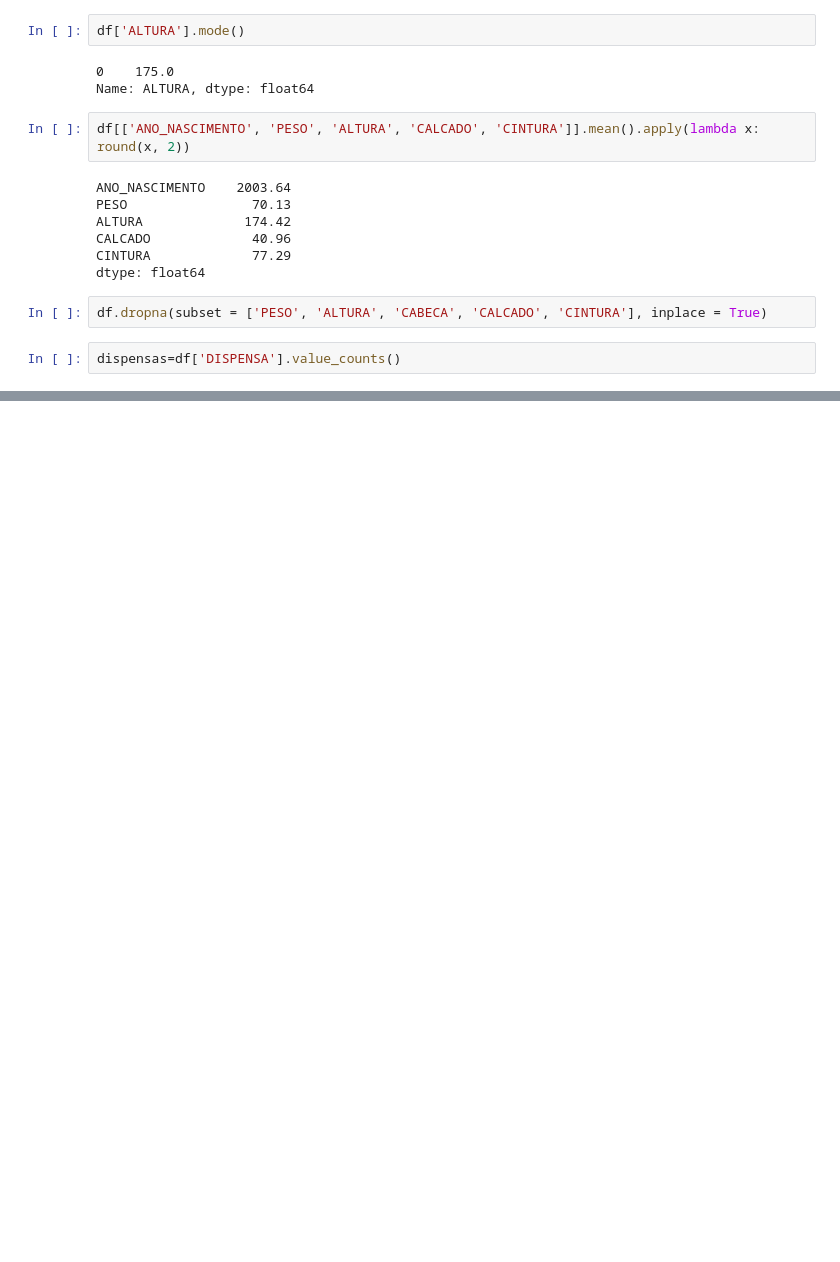
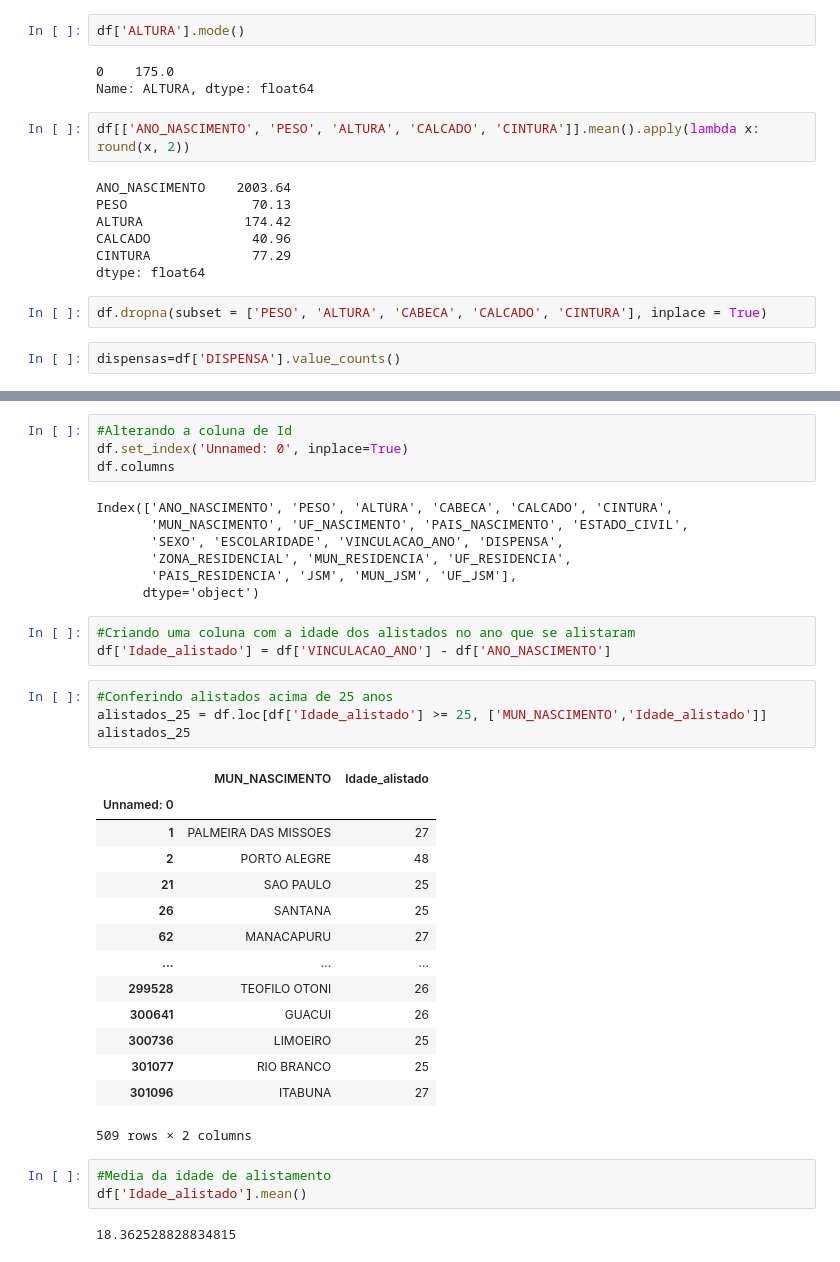
Before and after one commit to hudsonhcp/Alistamento-Militar-2022, a Jupyter notebook: Alistamento.ipynb, the cells around one changed output, grey strips where cells are left out. Cells and saved outputs as stored; diff of their text form; blank space fills up the shorter version.

```diff
--- a/Alistamento.ipynb
+++ b/Alistamento.ipynb
@@ -91,3 +91,41 @@ plt.ylabel('Contagem')
 plt.show()
 # %% [output]
 [figure]
+# %%
+#Alterando a coluna de Id
+df.set_index('Unnamed: 0', inplace=True)
+df.columns
+# %% [output]
+Index(['ANO_NASCIMENTO', 'PESO', 'ALTURA', 'CABECA', 'CALCADO', 'CINTURA',
+       'MUN_NASCIMENTO', 'UF_NASCIMENTO', 'PAIS_NASCIMENTO', 'ESTADO_CIVIL',
+       'SEXO', 'ESCOLARIDADE', 'VINCULACAO_ANO', 'DISPENSA',
+       'ZONA_RESIDENCIAL', 'MUN_RESIDENCIA', 'UF_RESIDENCIA',
+       'PAIS_RESIDENCIA', 'JSM', 'MUN_JSM', 'UF_JSM'],
+      dtype='object')
+# %%
+#Criando uma coluna com a idade dos alistados no ano que se alistaram
+df['Idade_alistado'] = df['VINCULACAO_ANO'] - df['ANO_NASCIMENTO']
+# %%
+#Conferindo alistados acima de 25 anos
+alistados_25 = df.loc[df['Idade_alistado'] >= 25, ['MUN_NASCIMENTO','Idade_alistado']]
+alistados_25
+# %% [output]
+|  | MUN_NASCIMENTO | Idade_alistado |
+| Unnamed: 0 |  |  |
+| 1 | PALMEIRA DAS MISSOES | 27 |
+| 2 | PORTO ALEGRE | 48 |
+| 21 | SAO PAULO | 25 |
+| 26 | SANTANA | 25 |
+| 62 | MANACAPURU | 27 |
+| ... | ... | ... |
+| 299528 | TEOFILO OTONI | 26 |
+| 300641 | GUACUI | 26 |
+| 300736 | LIMOEIRO | 25 |
+| 301077 | RIO BRANCO | 25 |
+| 301096 | ITABUNA | 27 |
+509 rows × 2 columns
+# %%
+#Media da idade de alistamento
+df['Idade_alistado'].mean()
+# %% [output]
+18.362528828834815
```
Also changed, not shown: parts of 3 cells of this notebook.
